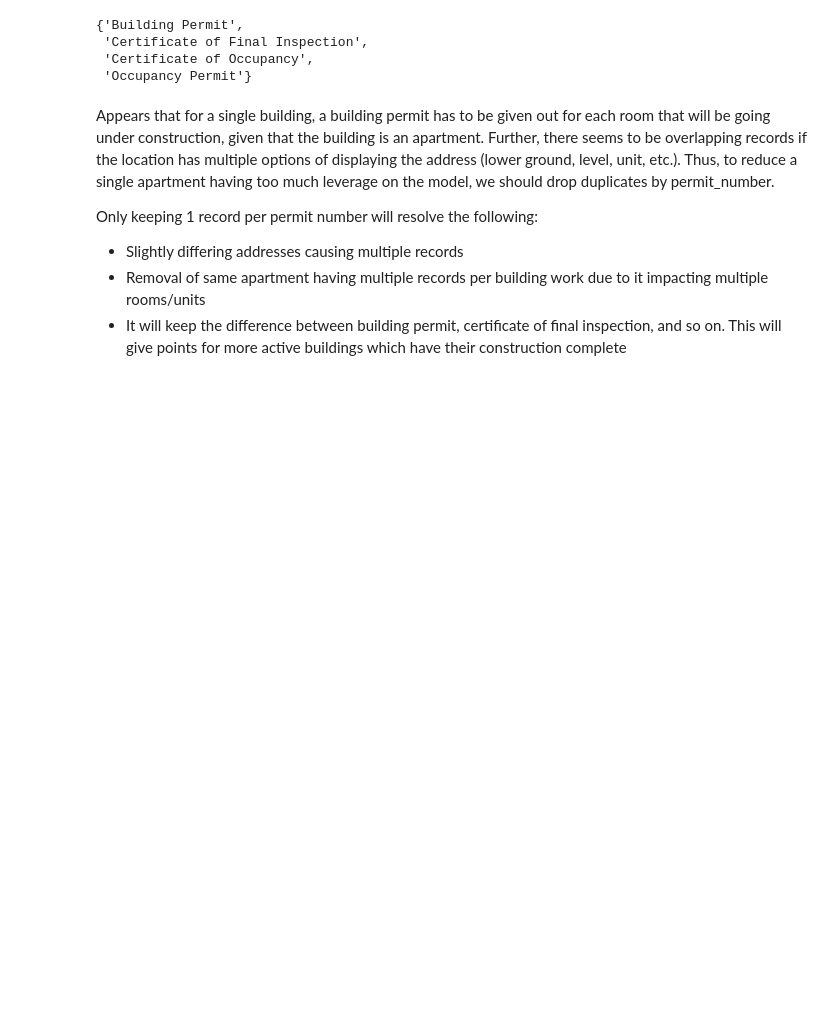
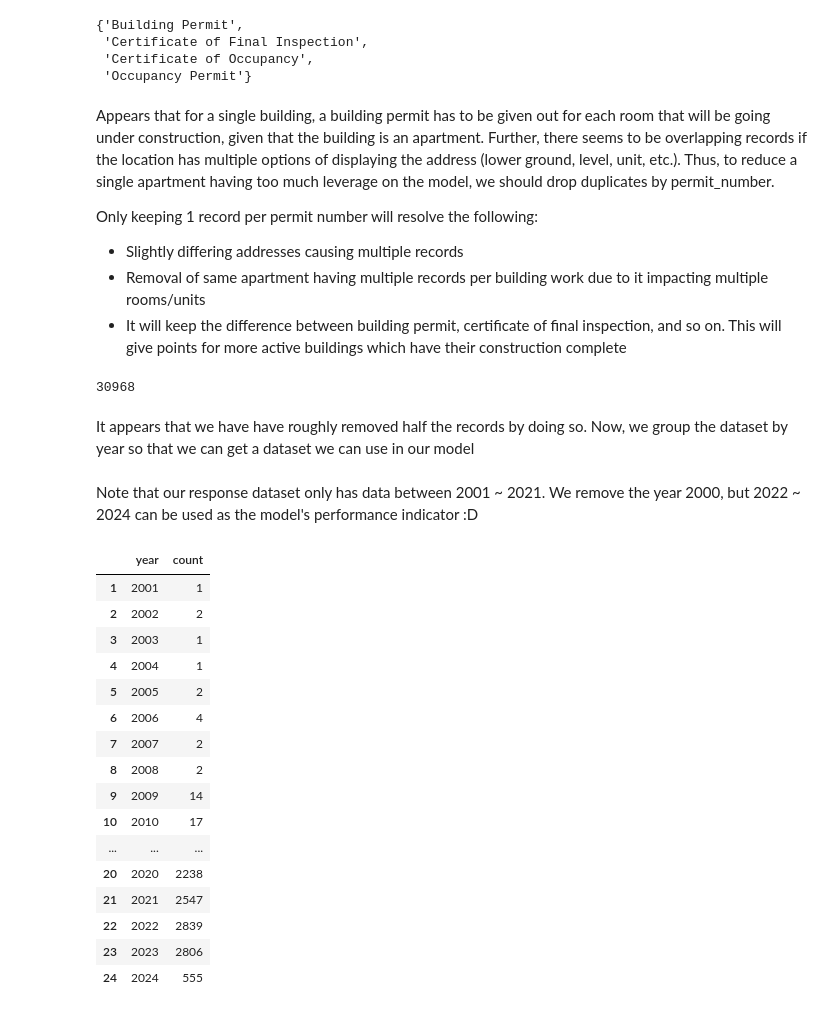
Before and after one commit to Harish-2502/CCC-Team-72, a Jupyter notebook: backend/modelling.ipynb, the cells around one changed output. Saved outputs shown, nothing was run; the diff lists cells and outputs as text; code cells hidden in the pictures; blank space fills up the shorter version.

Commit message:
Move onto modelling after data cleaning

```diff
--- a/backend/modelling.ipynb
+++ b/backend/modelling.ipynb
@@ -175,3 +179,38 @@ Only keeping 1 record per permit number will resolve the following:
 - Slightly differing addresses causing multiple records
 - Removal of same apartment having multiple records per building work due to it impacting multiple rooms/units
 - It will keep the difference between building permit, certificate of final inspection, and so on. This will give points for more active buildings which have their construction complete
+# %%
+# Remove duplicate permit numbers
+
+predictor_clean = predictor.drop_duplicates(subset=['permit_number'])
+len(predictor_clean)
+# %% [output]
+30968
+# %% [markdown]
+It appears that we have have roughly removed half the records by doing so. Now, we group the dataset by year so that we can get a dataset we can use in our model
+# %%
+predictor_count = predictor_clean.groupby('year')['council_ref'].count().reset_index(name='count')
+# %% [markdown]
+Note that our response dataset only has data between 2001 ~ 2021. We remove the year 2000, but 2022 ~ 2024 can be used as the model's performance indicator :D
+# %%
+predictor_count = predictor_count[predictor_count['year'] > 2000]
+# %%
+predictor_count
+# %% [output]
+|  | year | count |
+| 1 | 2001 | 1 |
+| 2 | 2002 | 2 |
+| 3 | 2003 | 1 |
+| 4 | 2004 | 1 |
+| 5 | 2005 | 2 |
+| 6 | 2006 | 4 |
+| 7 | 2007 | 2 |
+| 8 | 2008 | 2 |
+| 9 | 2009 | 14 |
+| 10 | 2010 | 17 |
+| ... | ... | ... |
+| 20 | 2020 | 2238 |
+| 21 | 2021 | 2547 |
+| 22 | 2022 | 2839 |
+| 23 | 2023 | 2806 |
+| 24 | 2024 | 555 |
```
Also changed, not shown: parts of 2 cells of this notebook.
